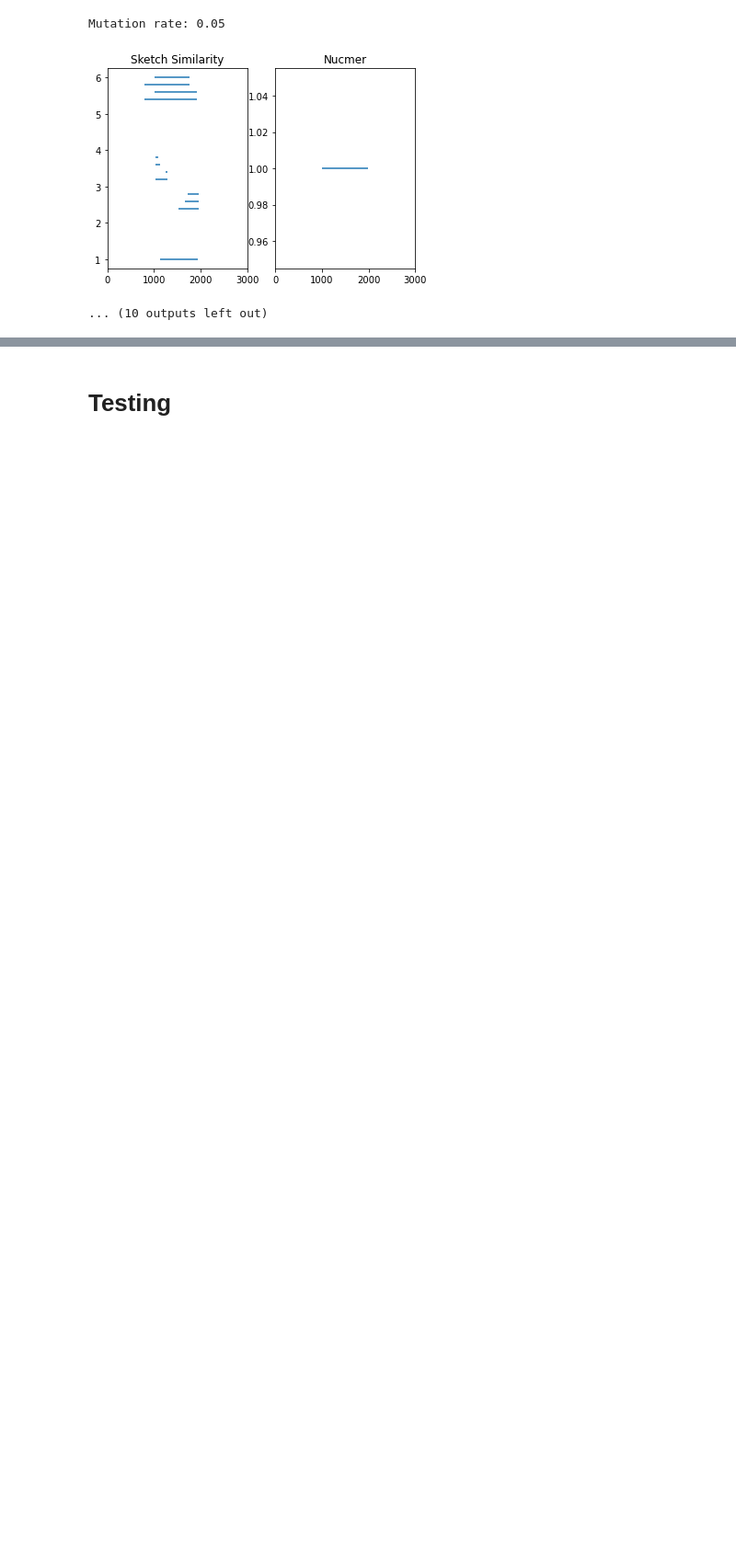
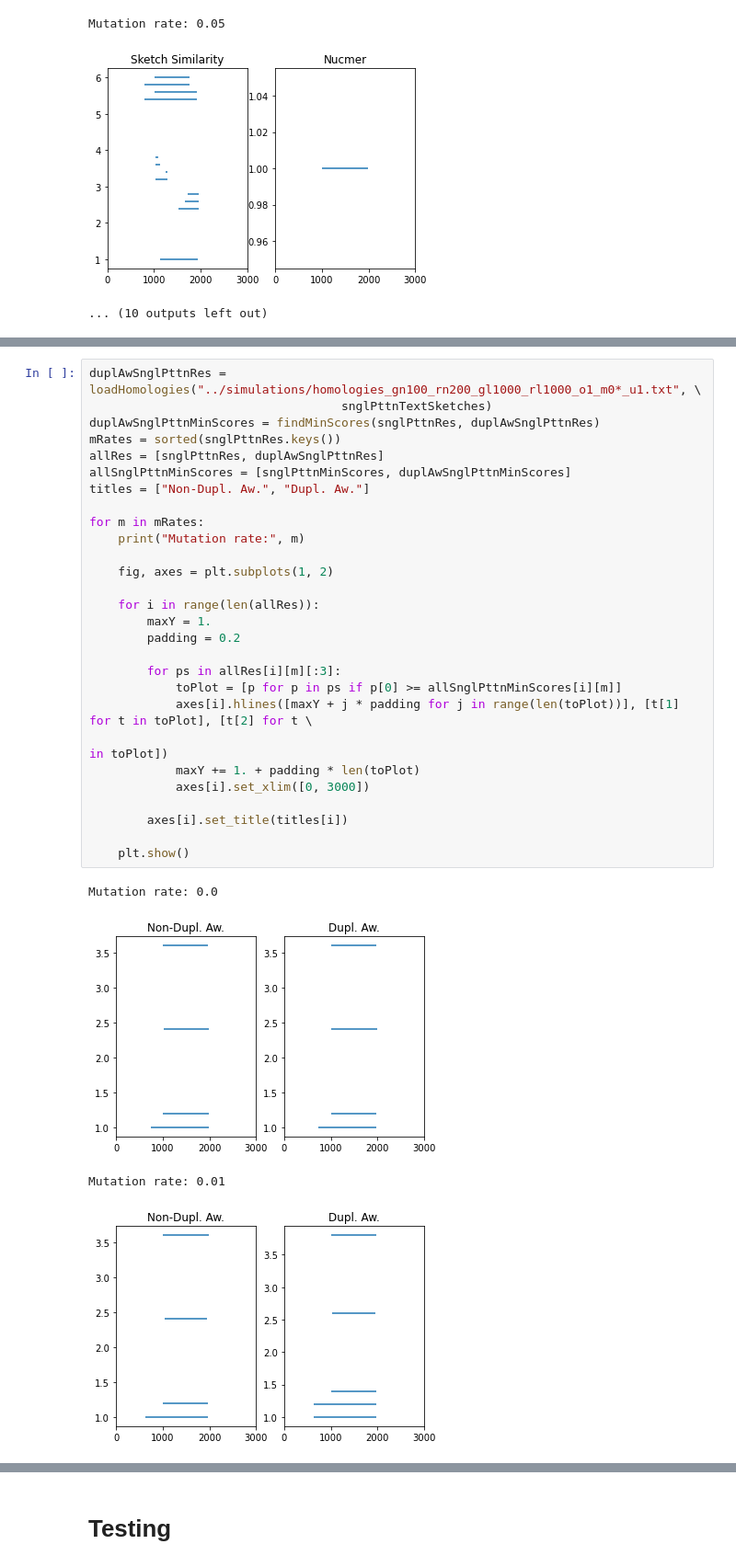
Before and after one commit to medvedevgroup/eskemap, a Jupyter notebook: SimilarityMeasures.ipynb, the cells around one changed output, grey strips where cells are left out. Shown: that part at 92% size. Drawn from its saved outputs; the diff is of its cells as text; blank space fills up the shorter version.

```diff
--- a/SimilarityMeasures.ipynb
+++ b/SimilarityMeasures.ipynb
@@ -653,0 +738,33 @@ Mutation rate: 0.05
+# %%
+duplAwSnglPttnRes = loadHomologies("../simulations/homologies_gn100_rn200_gl1000_rl1000_o1_m0*_u1.txt", \
+                                   snglPttnTextSketches)
+duplAwSnglPttnMinScores = findMinScores(snglPttnRes, duplAwSnglPttnRes)
+mRates = sorted(snglPttnRes.keys())
+allRes = [snglPttnRes, duplAwSnglPttnRes]
+allSnglPttnMinScores = [snglPttnMinScores, duplAwSnglPttnMinScores]
+titles = ["Non-Dupl. Aw.", "Dupl. Aw."]
+
+for m in mRates:
+    print("Mutation rate:", m)
+
+    fig, axes = plt.subplots(1, 2)
+
+    for i in range(len(allRes)):
+        maxY = 1.
+        padding = 0.2
+
+        for ps in allRes[i][m][:3]:
+            toPlot = [p for p in ps if p[0] >= allSnglPttnMinScores[i][m]]
+            axes[i].hlines([maxY + j * padding for j in range(len(toPlot))], [t[1] for t in toPlot], [t[2] for t \
+                                                                                                      in toPlot])
+            maxY += 1. + padding * len(toPlot)
+            axes[i].set_xlim([0, 3000])
+
+        axes[i].set_title(titles[i])
+
+    plt.show()
+# %% [output]
+Mutation rate: 0.0
+[figure, added]
+Mutation rate: 0.01
+[figure, added]
```
Also changed, not shown: parts of 8 cells of this notebook.
